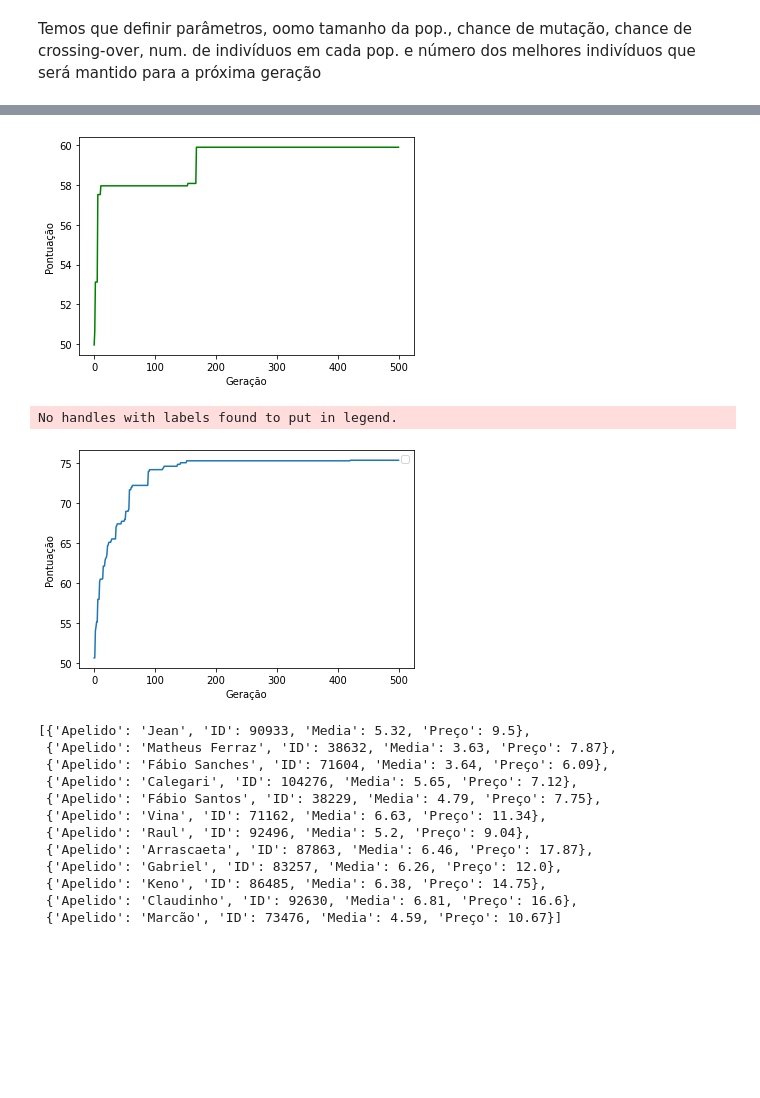
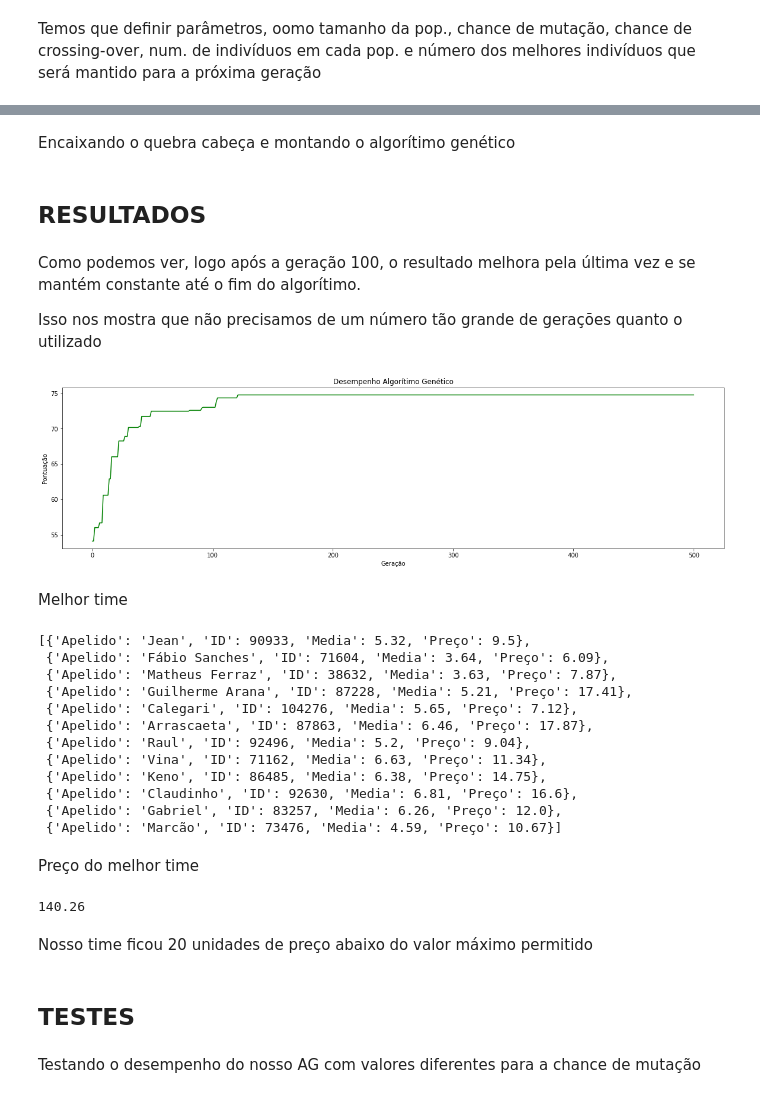
Before and after one commit to BrenoValente/Algoritmo-Genetico_Cartola, a Jupyter notebook: GA_Cartola.ipynb, the cells around one changed output, grey strips where cells are left out. Saved outputs shown, nothing was run; the diff lists cells and outputs as text; code cells hidden in the pictures; blank space fills up the shorter version.

```diff
--- a/GA_Cartola.ipynb
+++ b/GA_Cartola.ipynb
@@ -153,4 +168,7 @@ NUM_INDIVIDUOS = 50 #número de indivíduos na população
 NUM_MELHORES = 5 #número de melhores indivíduos da geração i que estarão na geração i+1
 NUM_GERACOES = 500 #número de gerações do algorítimo genético (pode mudar dependendo da covergência)
 
-BUDGET = 180 #No jogo, é conhecido como patrimônio. É o orçamento que temos para montar um time
+BUDGET = 160 #No jogo, é conhecido como patrimônio. É o orçamento que temos para montar um time
+
+
+random.seed(42)
@@ -196,6 +223,7 @@ def gera_populacao(n):
 def extrai_info(individuo, informacao:str):
   """
   Função para extrair uma informação específica de cada jogador (gene) de um indivíduo
+  Ex.: Suponha que queremos o apelido de todos os jogadores de um time. Para isso, usaremos a função aqui definida.
 
   Argumentos: Um indivíduo (time) na forma de lista de dicionário, a informação desejada ["Apelido", "ID", "Media", "Preço"]
   Saída: Uma lista contendo a informação desejada de cada jogador do time passado
@@ -318,5 +364,5 @@ def escolhe_pais(populacao, fitness):
 # %%
-def proxima_geracao(populacao, fitness):
+def compoe_proxima_geracao(populacao, fitness):
   """
   Função para criar a proxima geraçao de indivíduos a partir da geração atual
 
@@ -341,8 +387,10 @@ def proxima_geracao(populacao, fitness):
     nova_populacao.append(filho_mutado)
 
   return nova_populacao
+# %% [markdown]
+Encaixando o quebra cabeça e montando o algorítimo genético
 # %%
-melhores_individuos = []
+melhores_individuos = [] #lista que vai armazenar os melhores indivíduos em cada geração para que possamos visualizar graficamente
 
 populacao = gera_populacao(NUM_INDIVIDUOS)
 
@@ -356,7 +404,7 @@ for geracao in range(NUM_GERACOES):
 
 
 
-  populacao = proxima_geracao(populacao, fitness)
+  populacao = compoe_proxima_geracao(populacao, fitness)
 
   #Como definimos a população no último passo do for, é necessário calcular o desempenho desta população (a última) fora do laço
 fitness = calcula_fitness(populacao)
@@ -365,38 +413,51 @@ melhores_individuos.append(fitness[0])
 
 melhor_time = extrai_info(populacao[0], "Apelido")
 melhor_preco = sum(extrai_info(populacao[0], "Preço"))
+# %% [markdown]
+## RESULTADOS
+# %% [markdown]
+Como podemos ver, logo após a geração 100, o resultado melhora pela última vez e se mantém constante até o fim do algorítimo.
+
+Isso nos mostra que não precisamos de um número tão grande de gerações quanto o utilizado
 # %%
+plt.figure(figsize=(20,5))
 plt.style.context("classic")
+plt.title("Desempenho Algorítimo Genético")
 plt.plot(melhores_individuos, color = "green")
 plt.xlabel("Geração")
 plt.ylabel("Pontuação")
 plt.show()
 # %% [output]
-[figure, old version]
+[figure, new version]
-# %%
-plt.plot(melhores_individuos)
-plt.legend()
-plt.xlabel("Geração")
-plt.ylabel("Pontuação")
-plt.show()
-# %% [output]
-No handles with labels found to put in legend.
-[figure, removed]
+# %% [markdown]
+Melhor time
 # %%
 populacao[0]
 # %% [output]
 [{'Apelido': 'Jean', 'ID': 90933, 'Media': 5.32, 'Preço': 9.5},
+ {'Apelido': 'Fábio Sanches', 'ID': 71604, 'Media': 3.64, 'Preço': 6.09},
  {'Apelido': 'Matheus Ferraz', 'ID': 38632, 'Media': 3.63, 'Preço': 7.87},
- {'Apelido': 'Fábio Sanches', 'ID': 71604, 'Media': 3.64, 'Preço': 6.09},
+ {'Apelido': 'Guilherme Arana', 'ID': 87228, 'Media': 5.21, 'Preço': 17.41},
  {'Apelido': 'Calegari', 'ID': 104276, 'Media': 5.65, 'Preço': 7.12},
- {'Apelido': 'Fábio Santos', 'ID': 38229, 'Media': 4.79, 'Preço': 7.75},
+ {'Apelido': 'Arrascaeta', 'ID': 87863, 'Media': 6.46, 'Preço': 17.87},
+ {'Apelido': 'Raul', 'ID': 92496, 'Media': 5.2, 'Preço': 9.04},
  {'Apelido': 'Vina', 'ID': 71162, 'Media': 6.63, 'Preço': 11.34},
- {'Apelido': 'Raul', 'ID': 92496, 'Media': 5.2, 'Preço': 9.04},
- {'Apelido': 'Arrascaeta', 'ID': 87863, 'Media': 6.46, 'Preço': 17.87},
- {'Apelido': 'Gabriel', 'ID': 83257, 'Media': 6.26, 'Preço': 12.0},
  {'Apelido': 'Keno', 'ID': 86485, 'Media': 6.38, 'Preço': 14.75},
  {'Apelido': 'Claudinho', 'ID': 92630, 'Media': 6.81, 'Preço': 16.6},
+ {'Apelido': 'Gabriel', 'ID': 83257, 'Media': 6.26, 'Preço': 12.0},
  {'Apelido': 'Marcão', 'ID': 73476, 'Media': 4.59, 'Preço': 10.67}]
+# %% [markdown]
+Preço do melhor time
+# %%
+sum(extrai_info(populacao[0], 'Preço'))
+# %% [output]
+140.26
+# %% [markdown]
+Nosso time ficou 20 unidades de preço abaixo do valor máximo permitido
+# %% [markdown]
+## TESTES
+# %% [markdown]
+Testando o desempenho do nosso AG com valores diferentes para a chance de mutação
 # %%
 ##TESTES COM VALORES DE MUTAÇÃO DIFERENTES
 
```
Also changed, not shown: parts of 36 cells of this notebook.
